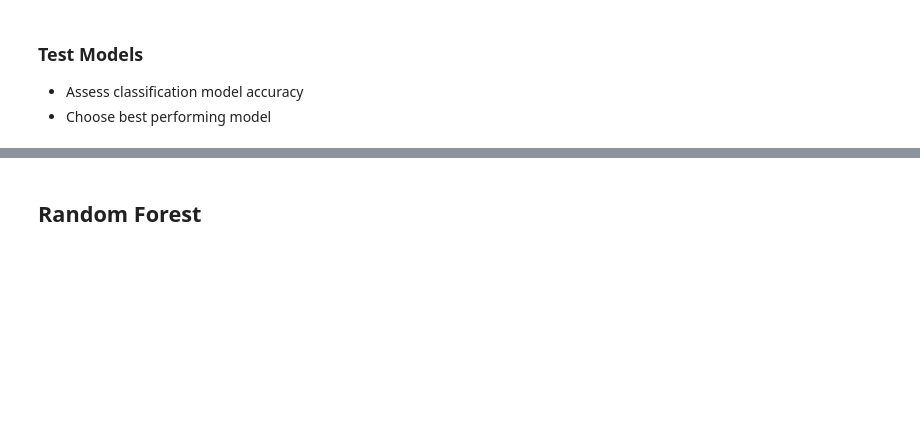
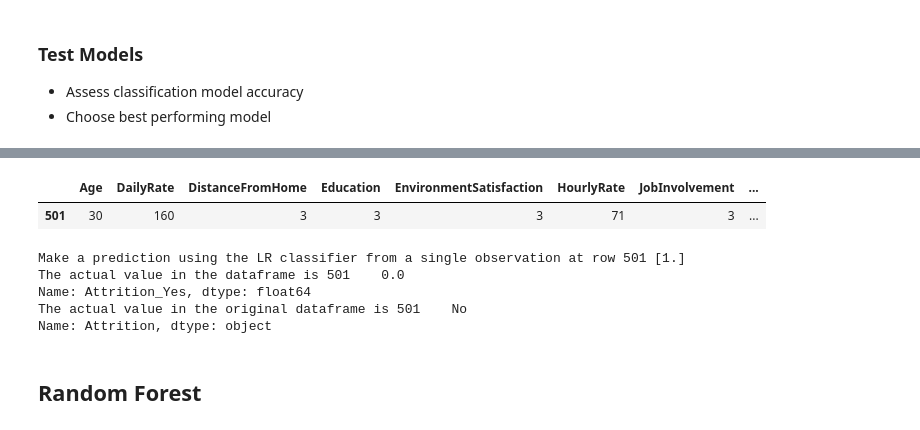
Before and after one commit to lykkelig/Group6_Final_Project, a Jupyter notebook: RonH/Employee_Attrition_Model.ipynb, the cells around one changed output, grey strips where cells are left out. Saved outputs shown, nothing was run; the diff lists cells and outputs as text; code cells hidden in the pictures; blank space fills up the shorter version.

Commit message:
Added single observation check
Added single observation check to Python code.

```diff
--- a/RonH/Employee_Attrition_Model.ipynb
+++ b/RonH/Employee_Attrition_Model.ipynb
@@ -617,3 +624,25 @@ avg / total       0.76      0.87      0.13      0.81      0.00      0.00       3
+# %%
+from random import randint
+rand_num = randint(0, len(X))
+# %%
+# Check the model by making a prediction from an observation
+single_observation = X.iloc[[rand_num]]
+# %%
+single_observation
+# %% [output]
+|  | Age | DailyRate | DistanceFromHome | Education | EnvironmentSatisfaction | HourlyRate | JobInvolvement | ... |
+| 501 | 30 | 160 | 3 | 3 | 3 | 71 | 3 | ... |
+# %%
+# Spot xhexk the model by making a single prediction
+print("Make a prediction using the LR classifier from a single observation at row {} {}".format(rand_num, classifier.predict(scaler.transform(single_observation))))
+print("The actual value in the dataframe is {} ".format(hr_df.iloc[[rand_num]]["Attrition_Yes"]))
+print("The actual value in the original dataframe is {} ".format(hr_df_copy.iloc[[rand_num]]["Attrition"]))
+# %% [output]
+Make a prediction using the LR classifier from a single observation at row 501 [1.]
+The actual value in the dataframe is 501    0.0
+Name: Attrition_Yes, dtype: float64
+The actual value in the original dataframe is 501    No
+Name: Attrition, dtype: object
 # %% [markdown]
 
 ## Random Forest
```
Also changed, not shown: parts of 23 cells of this notebook, 1 other file.
